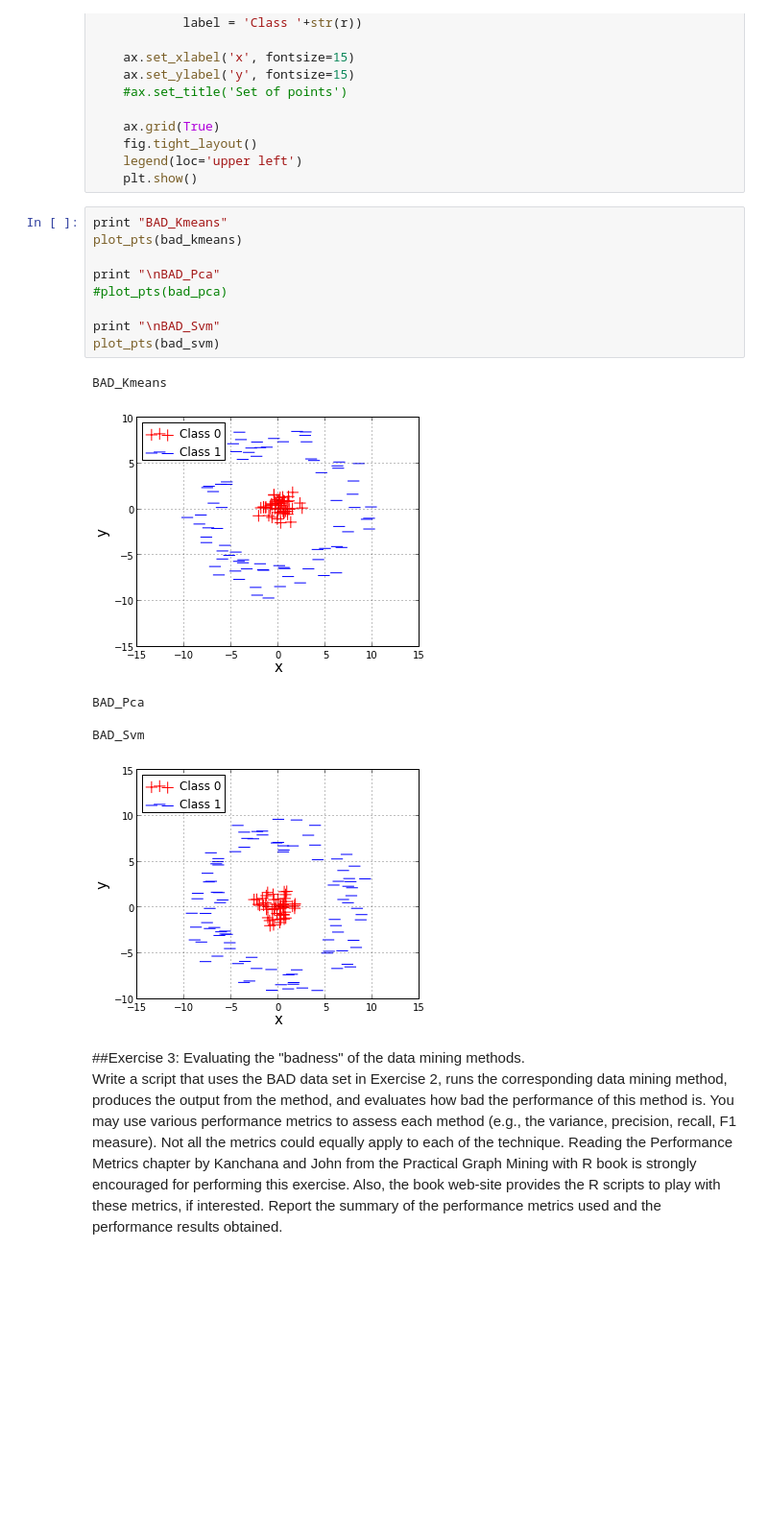
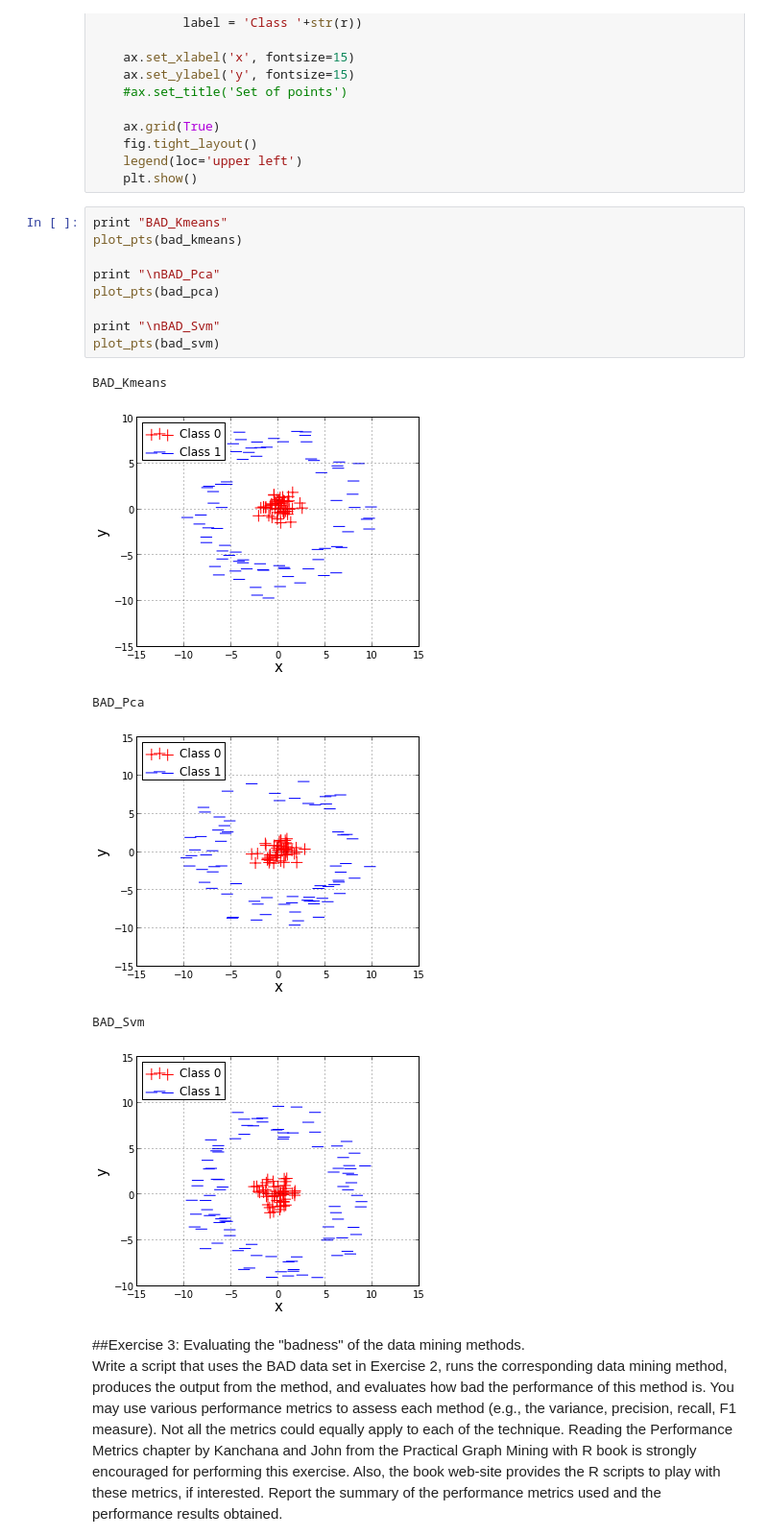
Before and after one commit to sagarjauhari/graph_mining, a Jupyter notebook: Graph Data Mining - L3.ipynb, the cells around one changed output. Shown at 96% size. Saved outputs shown, nothing was run; the diff lists cells and outputs as text; blank space fills up the shorter version.

Commit message:
Added bad_pca plot 2

```diff
--- a/Graph Data Mining - L3.ipynb
+++ b/Graph Data Mining - L3.ipynb
@@ -121,19 +121,19 @@ def plot_pts(n,marker_idx=None):
 # %%
 print "BAD_Kmeans"
 plot_pts(bad_kmeans)
 
 print "\nBAD_Pca"
-#plot_pts(bad_pca)
+plot_pts(bad_pca)
 
 print "\nBAD_Svm"
 plot_pts(bad_svm)
 # %% [output]
 BAD_Kmeans
 [figure]
 BAD_Pca
-
-BAD_Svm
-[figure, old version]
+[figure, new version]
+BAD_Svm
+[figure, added]
 # %% [markdown]
 ##Exercise 3: Evaluating the "badness" of the data mining methods.
 Write a script that uses the BAD data set in Exercise 2, runs the corresponding data mining method, produces the output from the method, and evaluates how bad the performance of this method is. You may use various performance metrics to assess each method (e.g., the variance, precision, recall, F1 measure). Not all the metrics could equally apply to each of the technique. Reading the Performance Metrics chapter by Kanchana and John from the Practical Graph Mining with R book is strongly encouraged for performing this exercise. Also, the book web-site provides the R scripts to play with these metrics, if interested. Report the summary of the performance metrics used and the performance results obtained.
```
